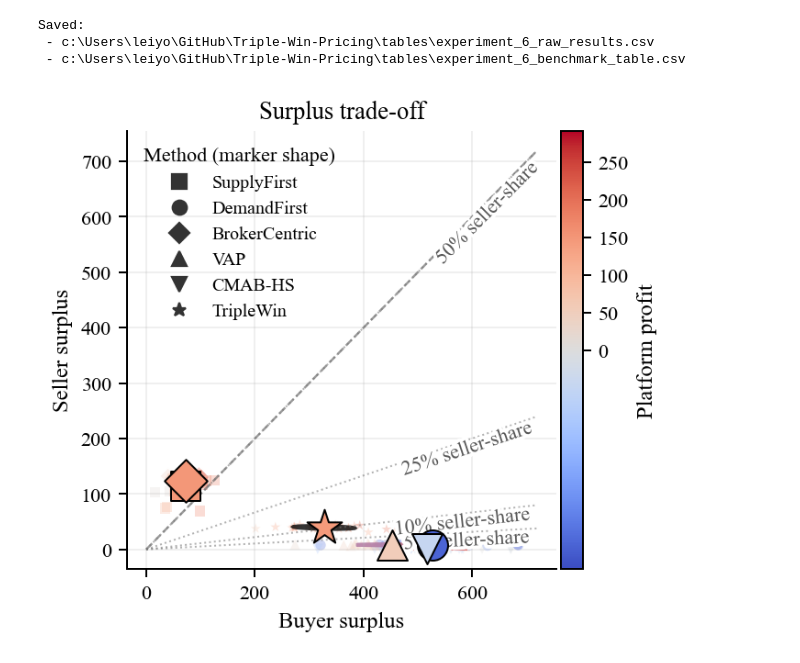
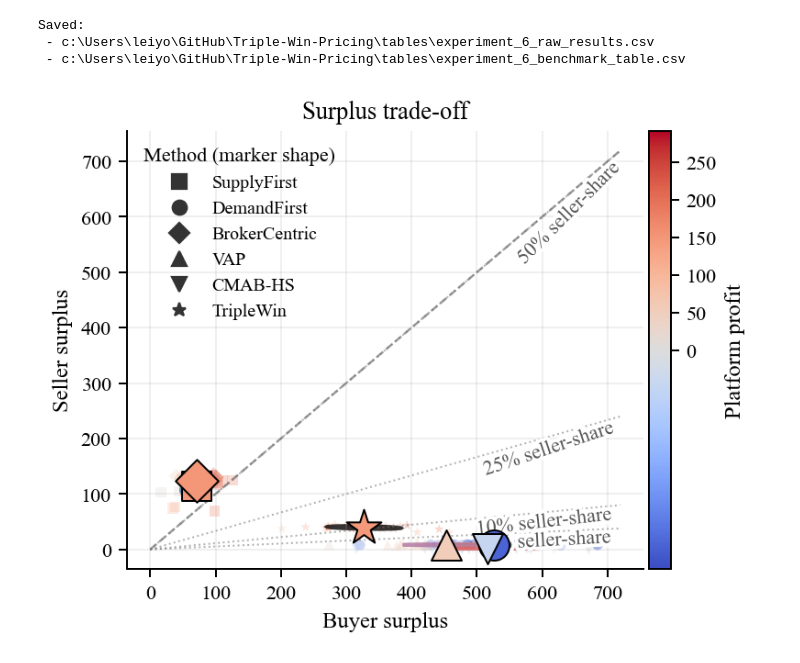
Before and after one commit to youlei202/Triple-Win-Pricing, a Jupyter notebook: notebooks/experiment_6_benchmarking.ipynb, the cells around one changed output. Drawn from its saved outputs; the diff is of its cells as text; code cells hidden in the pictures.

```diff
--- a/notebooks/experiment_6_benchmarking.ipynb
+++ b/notebooks/experiment_6_benchmarking.ipynb
@@ -623,15 +623,17 @@ def ensure_methods_present(df):
 
 set_pub_style()
 ensure_methods_present(df)
+# %%
+FIG_SIZE = (4.8, 3.7)  # width, height in inches
 # %%
 import numpy as np
 import matplotlib.pyplot as plt
 
 # Output directory (safe default)
-OUT_DIR = Path.cwd() / "figures"
+OUT_DIR = Path.cwd() / ".." / "plots"
 OUT_DIR.mkdir(parents=True, exist_ok=True)
 
-fig, ax = plt.subplots(figsize=(4.2, 3.7), constrained_layout=True)
+fig, ax = plt.subplots(figsize=FIG_SIZE, constrained_layout=True)
 
 # Color encodes platform profit (diverging around 0)
 pp = df["platform_profit"].to_numpy(dtype=float)
@@ -713,36 +715,35 @@ for s in shares:
     angle = np.degrees(np.arctan2(ys[-1] - ys[0], xs[-1] - xs[0]))
     lab = ax.text(
         lx * 0.98, ly * 0.98, f"{int(s*100)}% seller-share",
         fontsize=10, color="0.35",
         ha="right", va="top", rotation=angle,
         rotation_mode="anchor"
     )
     lab.set_path_effects(_text_stroke())
 
 ax.grid(True)
 ax.set_xlabel("Buyer surplus", fontsize=11)
 ax.set_ylabel("Seller surplus", fontsize=11)
 ax.set_title("Surplus trade-off", fontsize=12)
 
 # Colorbar
 cb = fig.colorbar(plt.cm.ScalarMappable(norm=norm, cmap=cmap), ax=ax, pad=0.01)
 cb.set_label("Platform profit")
 
 # Optional: compact marker legend (shapes only)
 handles = [
     Line2D([0], [0], marker=MARKERS[m], lw=0,
            markerfacecolor="0.2", markeredgecolor="0.2",
            label=m, markersize=7)
     for m in METHOD_ORDER
 ]
 ax.legend(handles=handles, title="Method (marker shape)", loc="upper left", frameon=False)
 
 # Save
-# fig.savefig(OUT_DIR / "fig1_buyer_vs_seller_surplus.png", dpi=600, bbox_inches="tight")
-fig.savefig(OUT_DIR / "fig1_buyer_vs_seller_surplus.pdf", bbox_inches="tight")
+fig.savefig(OUT_DIR / "buyer_vs_seller_surplus.pdf", bbox_inches="tight")
 plt.show()
 # %% [output]
-[figure, old version]
+[figure, new version]
 # %%
 import numpy as np
 import matplotlib.pyplot as plt
```
Also changed, not shown: parts of 3 cells of this notebook.
